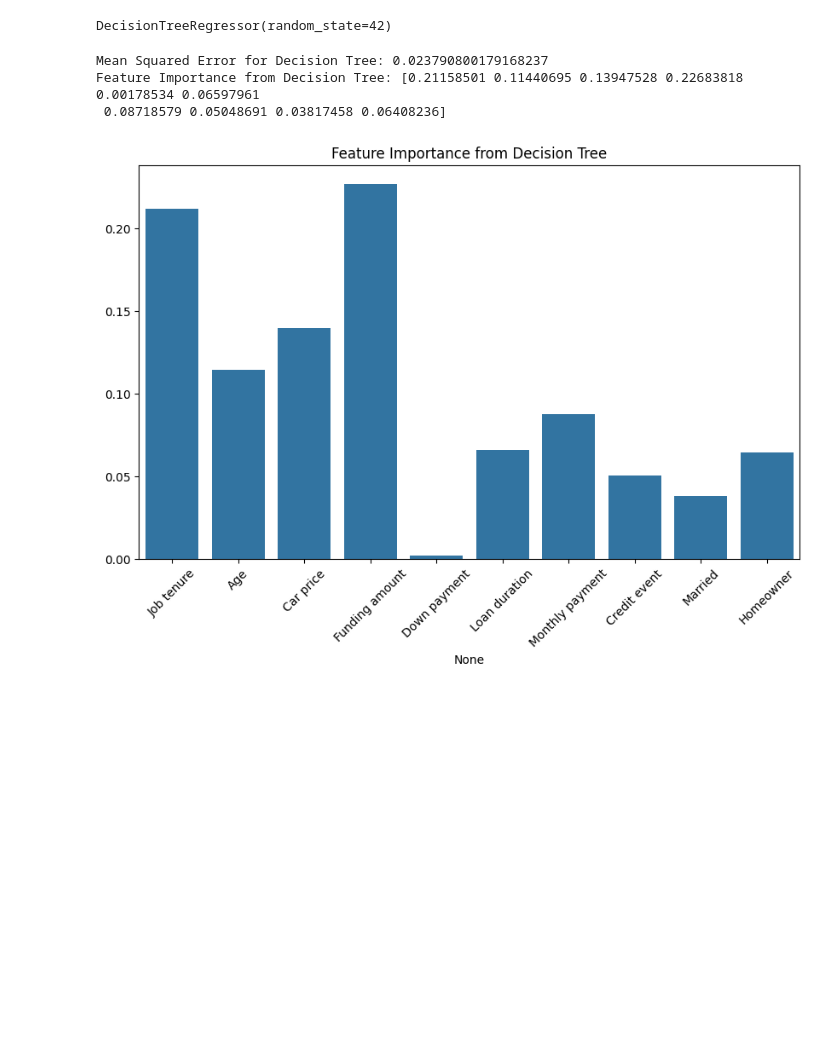
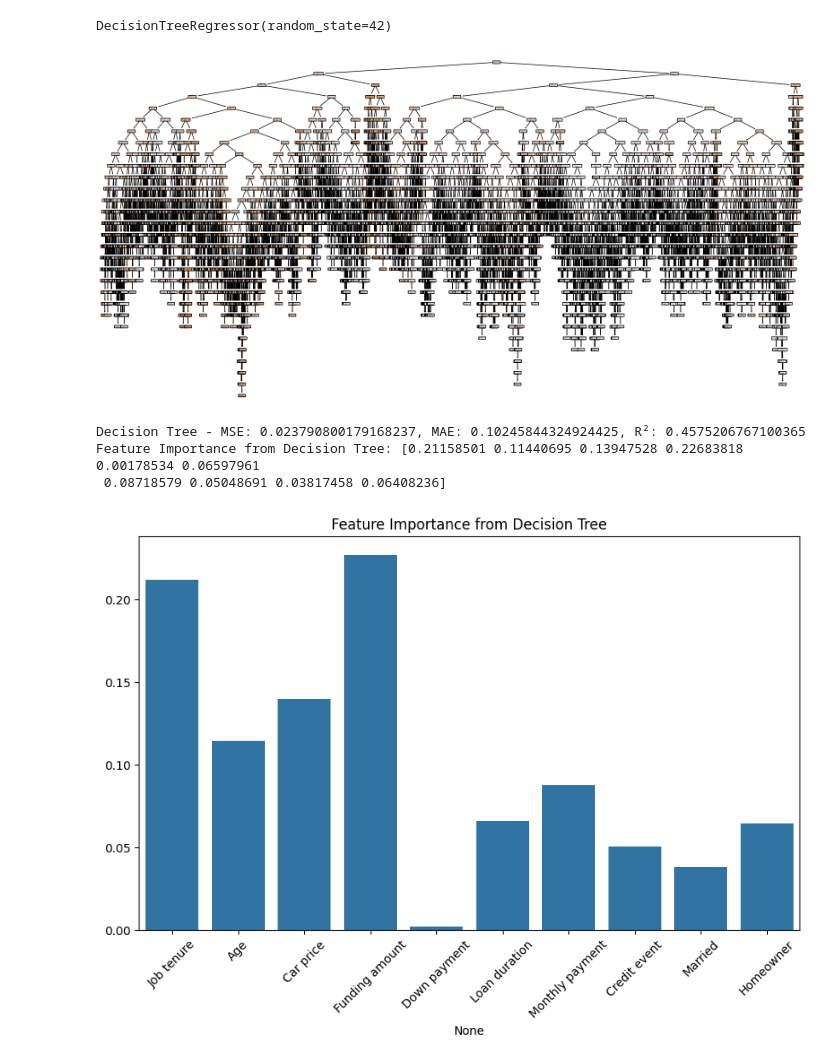
Before and after one commit to dorabijvoet/afi_final_project, a Jupyter notebook: notebooks/step1_decision_tree.ipynb, the cells around one changed output. Cells and saved outputs as stored; diff of their text form; code cells hidden in the pictures; blank space fills up the shorter version.

```diff
--- a/notebooks/step1_decision_tree.ipynb
+++ b/notebooks/step1_decision_tree.ipynb
@@ -77,22 +77,37 @@ tree = DecisionTreeRegressor(random_state=42)
 tree.fit(X_train, y_train)
 # %% [output]
 DecisionTreeRegressor(random_state=42)
+# %%
+from sklearn.tree import plot_tree
+import matplotlib.pyplot as plt
+
+# Set up the plot size (adjust as needed)
+plt.figure(figsize=(20, 10))
+
+# Plot the tree
+plot_tree(tree, filled=True, feature_names=X.columns, rounded=True)
+
+# Show the plot
+plt.show()
+# %% [output]
+[figure, added]
 # %%
 # Predicting on the test set for both models
 y_pred_tree = tree.predict(X_test)
 # %%
-from sklearn.metrics import mean_squared_error
-import matplotlib.pyplot as plt
+from sklearn.metrics import mean_squared_error, mean_absolute_error, r2_score
 import seaborn as sns
 
 # Calculating the Mean Squared Error for both models
 mse_tree = mean_squared_error(y_test, y_pred_tree)
+mae_tree = mean_absolute_error(y_test, y_pred_tree)
+r2_tree = r2_score(y_test, y_pred_tree)
 
 # Checking feature importance for Decision Tree
 tree_feature_importance = tree.feature_importances_
 
 # Output the MSE and feature importance for Decision Tree
-print("Mean Squared Error for Decision Tree:", mse_tree)
+print(f"Decision Tree - MSE: {mse_tree}, MAE: {mae_tree}, R²: {r2_tree}")
 print("Feature Importance from Decision Tree:", tree_feature_importance)
 
 # Visualization of Decision Tree feature importance
@@ -102,7 +117,7 @@ plt.title("Feature Importance from Decision Tree")
 plt.xticks(rotation=45)
 plt.show()
 # %% [output]
-Mean Squared Error for Decision Tree: 0.023790800179168237
+Decision Tree - MSE: 0.023790800179168237, MAE: 0.10245844324924425, R²: 0.4575206767100365
 Feature Importance from Decision Tree: [0.21158501 0.11440695 0.13947528 0.22683818 0.00178534 0.06597961
  0.08718579 0.05048691 0.03817458 0.06408236]
 [figure]
```
Also changed, not shown: parts of 2 cells of this notebook.
